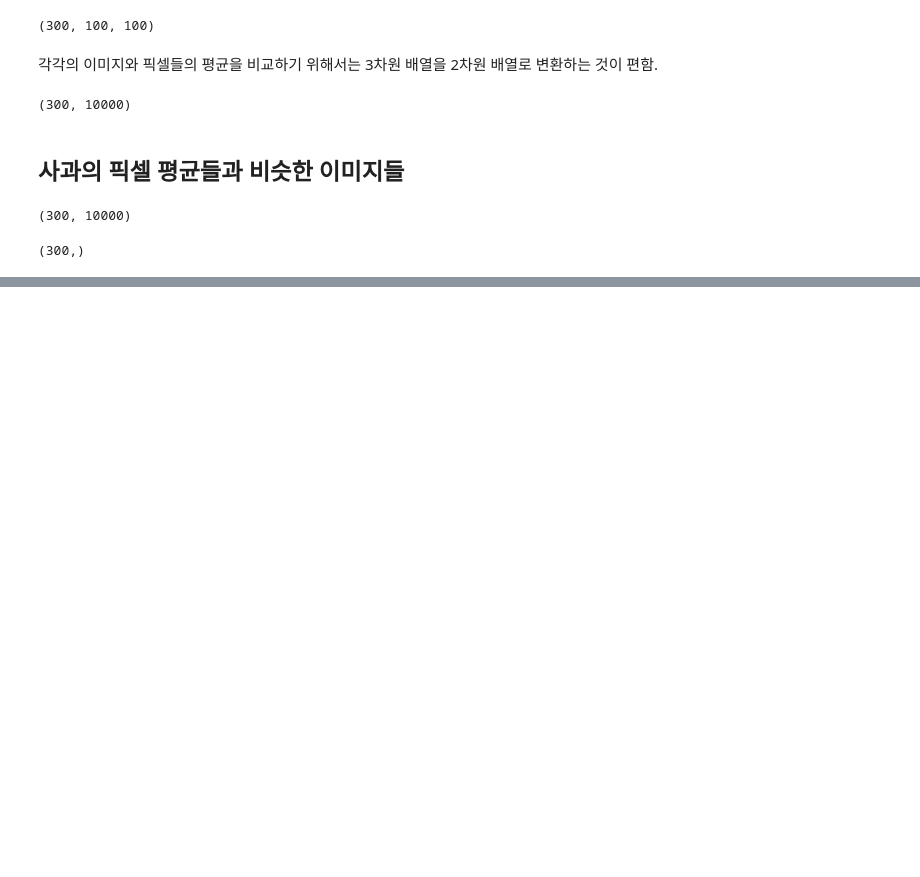
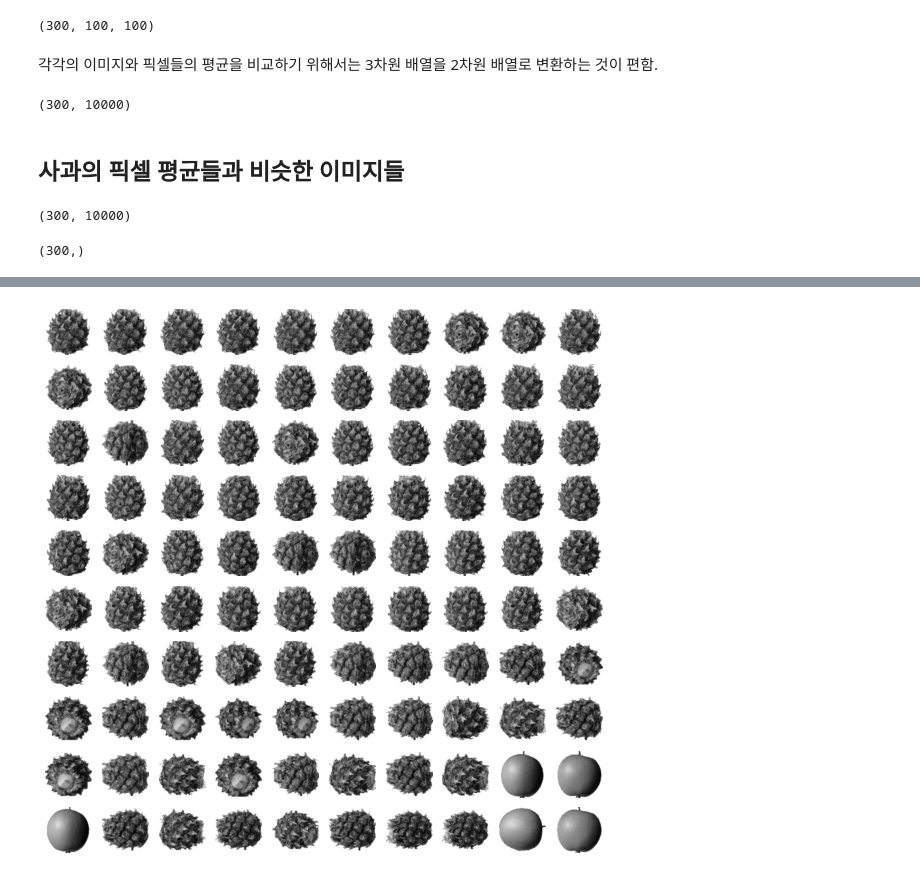
Before and after one commit to JakeOh/202011_itw_bd21, a Jupyter notebook: lab_ml/ml13_cluster.ipynb, the cells around one changed output, grey strips where cells are left out. Saved outputs shown, nothing was run; the diff lists cells and outputs as text; code cells hidden in the pictures; blank space fills up the shorter version.

```diff
--- a/lab_ml/ml13_cluster.ipynb
+++ b/lab_ml/ml13_cluster.ipynb
@@ -246,0 +258,8 @@ array([9.10295415e+06, 8.13135789e+06, 9.26089275e+06, 9.02459381e+06,
+# %%
+# 파인애플 픽셀들의 평균과 가까운 이미지 100개 출력
+dist_sq = np.sum((fruits_2d - pineapple_px_mean)**2, axis=1)
+pineapple_like = dist_sq.argsort()
+plot_fruit(fruits[pineapple_like[:100]])
+plt.show()
+# %% [output]
+[figure, added]
```
Also changed, not shown: parts of 6 cells of this notebook.
